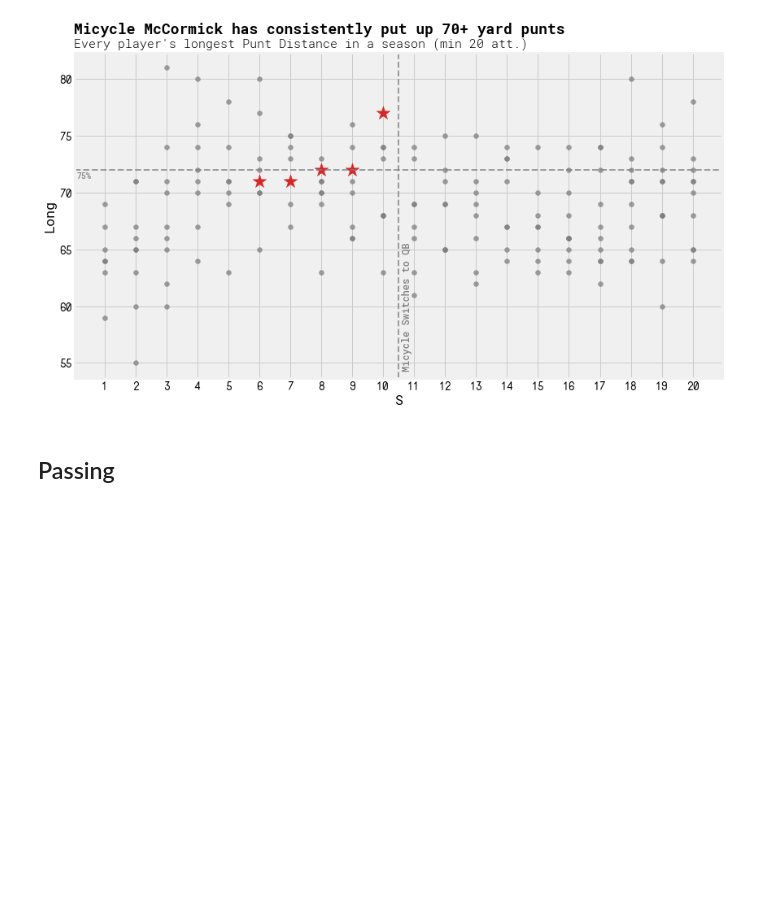
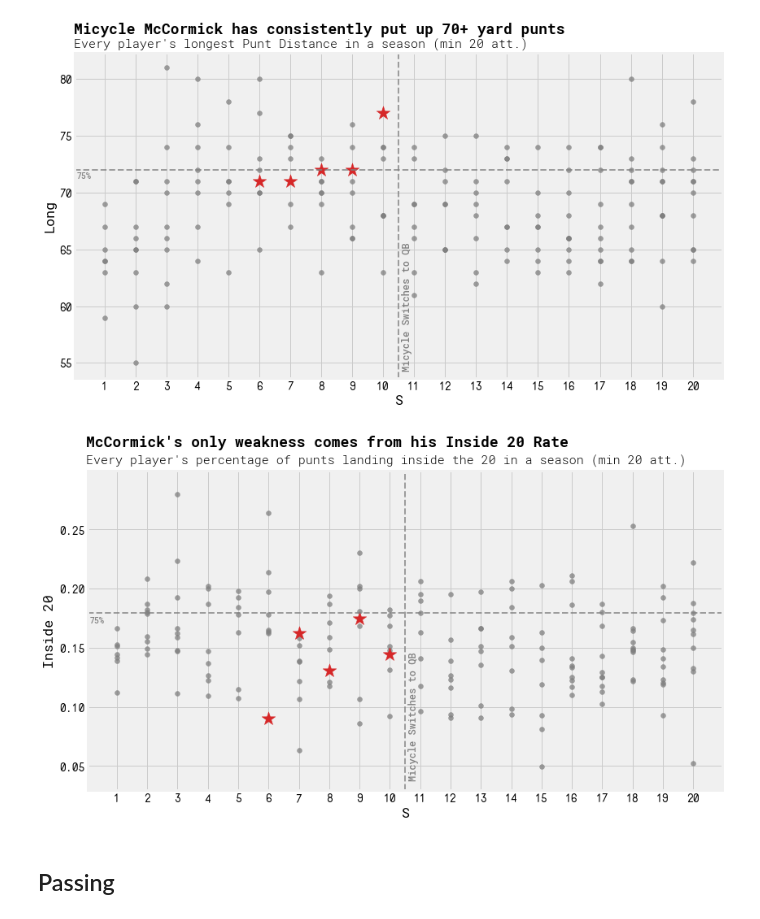
Before and after one commit to infinitempg/kicker-correlations, a Jupyter notebook: micycle.ipynb, the cells around one changed output. Drawn from its saved outputs; the diff is of its cells as text; code cells hidden in the pictures; blank space fills up the shorter version.

```diff
--- a/micycle.ipynb
+++ b/micycle.ipynb
@@ -216,6 +214,45 @@ plt.tight_layout()
 plt.show()
 # %% [output]
 [figure]
+# %%
+x = 'S'
+y = 'Inside 20'
+alph = 0.75
+fig = plt.figure(figsize=(12,7),facecolor='w')
+plt.rcParams['font.family'] = 'Roboto Mono'
+plt.rcParams['font.weight'] = 'medium'
+plt.xticks(fontname = 'NovaMono',weight='medium')
+plt.yticks(fontname = 'NovaMono',weight='medium')
+plt.scatter(puntDF2[x],puntDF2[y]/puntDF2['Punts'],marker='o',c='gray',s=35,alpha=alph)
+# plt.scatter(pturkDF[x],pturkDF[y],label='Turkleton, T.',s=75,c='tab:olive',marker='v',alpha=alph)
+# plt.scatter(pharrisDF[x],pharrisDF[y],label='Harris, S.',s=75,c='tab:cyan',marker='p',alpha=alph)
+# plt.scatter(pdeanDF[x],pdeanDF[y],label='Jackson, D.',s=75,c='tab:green',marker='^',alpha=alph)
+plt.scatter(pmicycleDF[x],pmicycleDF[y]/pmicycleDF['Punts'],label='McCormick, M.',s=300,c='tab:red',marker='*',alpha=1)
+# plt.scatter(pfDF[x],pfDF[y],label='Forfeit',s=75,c='tab:blue',marker='>',alpha=alph)
+# plt.scatter(pfultureDF[x],pfultureDF[y],label='Fulture, K.',s=75,c='k',marker='x',alpha=alph)
+# plt.scatter(palexDF[x],palexDF[y],label='Alex D.',s=75,c='tab:orange',marker='d',alpha=alph)
+
+plt.axvline(10.5,c='gray',alpha=alph,ls='--',lw=2)
+plt.text(10.6,0.04,'Micycle Switches to QB',rotation=90,size=12,color='gray')
+# plt.axhline(puntDF2[y].quantile(.9),c='gray',alpha=alph,ls='-.',lw=1)
+# plt.text(0.1,puntDF2[y].quantile(.9)-.75,'90%',c='gray',size=10)
+plt.axhline((puntDF2[y]/puntDF2['Punts']).quantile(.75),c='gray',alpha=alph,ls='--',lw=2)
+plt.text(0.1,(puntDF2[y]/puntDF2['Punts']).quantile(.75)-.008,'75%',c='gray',size=10)
+# plt.axhline(puntDesc[y]['50%'],c='gray',alpha=alph,ls='--',lw=2)
+# plt.text(0.1,puntDesc[y]['50%']-.75,'50%',c='gray',size=10)
+
+
+plt.text(0,.32,"McCormick's only weakness comes from his Inside the 20 Rate",weight='bold',size=18)
+plt.text(0,.305,"Every player's percentage of punts landing inside the 20 in a season (min 20 att.)",size=15,weight='light')
+plt.xticks(range(1,21))
+plt.xlabel(x)
+plt.ylabel(y)
+# plt.legend(bbox_to_anchor=(1, 1.025), loc='upper left', ncol=1)
+plt.tight_layout()
+plt.savefig('micycle_images/Punts-In20-Season.png',facecolor=fig.get_facecolor())
+plt.show()
+# %% [output]
+[figure, added]
 # %% [markdown]
 ## Passing
 # %%
```
Also changed, not shown: parts of 2 cells of this notebook, 2 other files.
